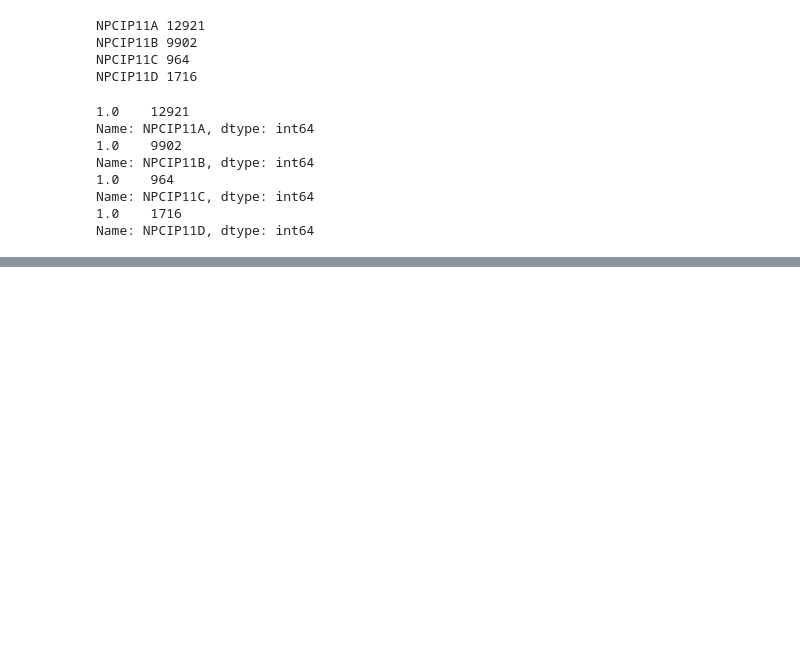
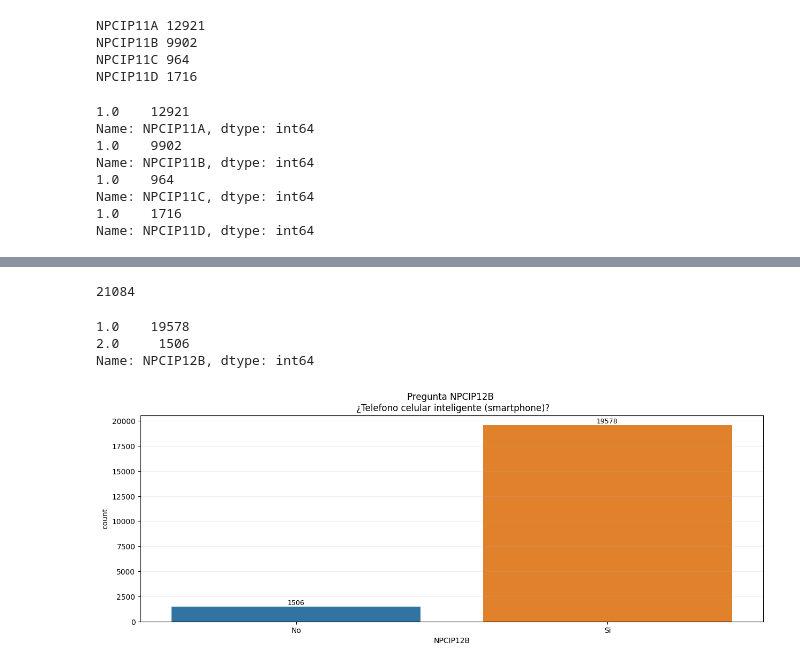
Before and after one commit to pinnzonandres/Encuesta-Multiproposito-Suba, a Jupyter notebook: Jupyter Scripts/8 - Parte EDA & Limpieza - Sección NPCIP.ipynb, the cells around one changed output, grey strips where cells are left out. Cells and saved outputs as stored; diff of their text form; code cells hidden in the pictures; blank space fills up the shorter version.

```diff
--- a/Jupyter Scripts/8 - Parte EDA & Limpieza - Sección NPCIP.ipynb
+++ b/Jupyter Scripts/8 - Parte EDA & Limpieza - Sección NPCIP.ipynb
@@ -550,0 +624,26 @@ Name: NPCIP11D, dtype: int64
+# %%
+data['NPCIP12B'].count()
+# %% [output]
+21084
+# %%
+data['NPCIP12B'].value_counts()
+# %% [output]
+1.0    19578
+2.0     1506
+Name: NPCIP12B, dtype: int64
+# %%
+data = data.replace({'NPCIP12B':2},0)
+# %%
+fig, ax = plt.subplots(figsize=(15, 5))
+g = sns.countplot(ax=ax, data = data, x ='NPCIP12B')
+
+for bars in ax.containers:
+    ax.bar_label(bars, fmt='%.0f', fontsize=9)
+
+ax.set_title('Pregunta NPCIP12B \n ¿Telefono celular inteligente (smartphone)?')
+ax.set_xticklabels(['No','Si'])
+
+plt.grid(alpha = 0.2, axis = 'y')
+plt.show()
+# %% [output]
+[figure, added]
```
Also changed, not shown: parts of 48 cells of this notebook, 3 other files.
